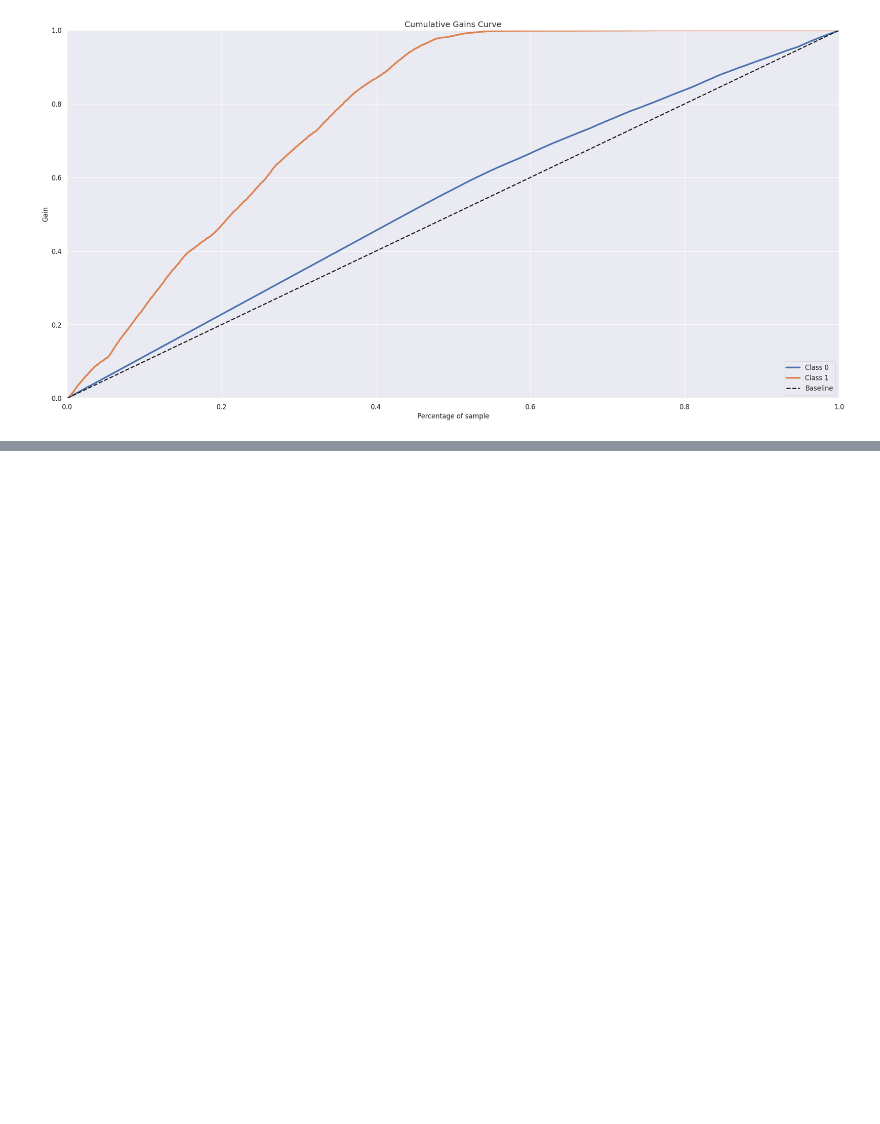
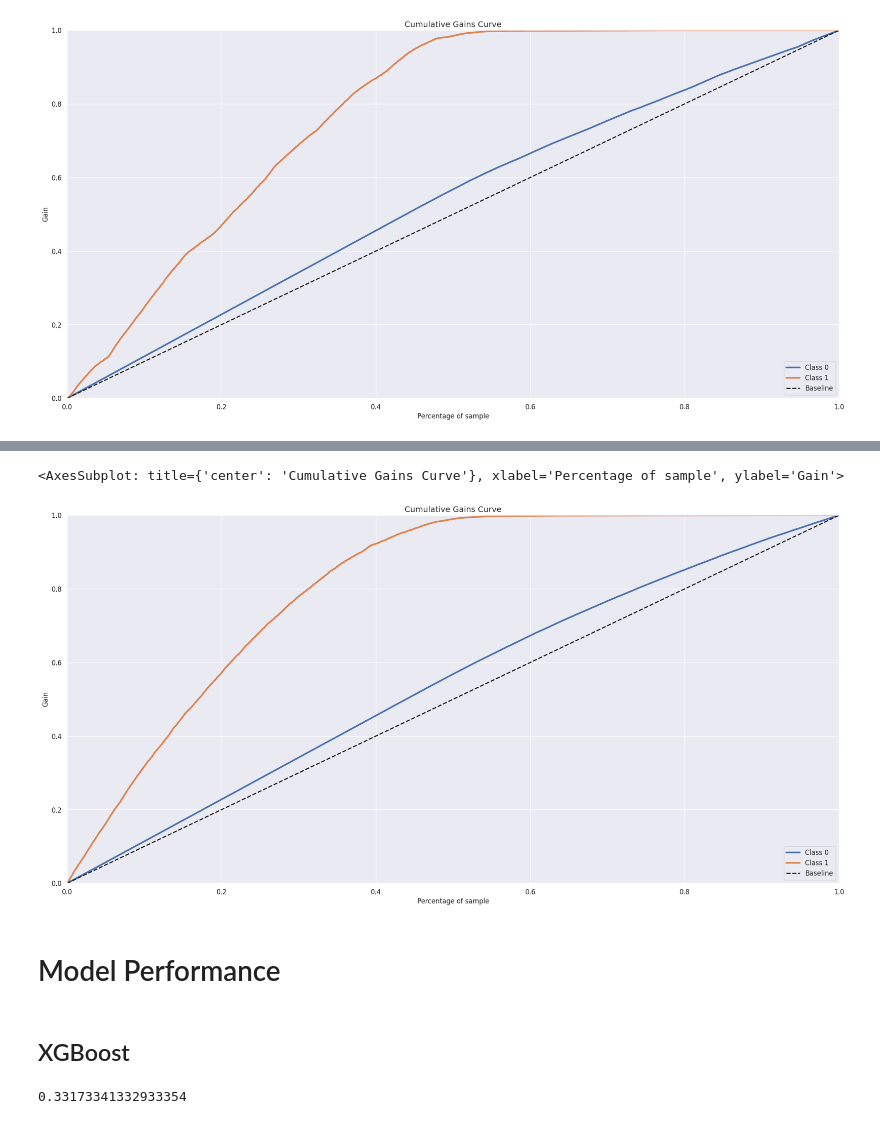
Before and after one commit to matheusventurads/health-insurance-cross-sell, a Jupyter notebook: notebooks/4.0-mv-machine-learning-models.ipynb, the cells around one changed output, grey strips where cells are left out. Saved outputs shown, nothing was run; the diff lists cells and outputs as text; code cells hidden in the pictures; blank space fills up the shorter version.

```diff
--- a/notebooks/4.0-mv-machine-learning-models.ipynb
+++ b/notebooks/4.0-mv-machine-learning-models.ipynb
@@ -505,0 +569,9 @@ skplt.metrics.plot_cumulative_gain(y_val, yhat_rf)
+# %%
+# Model
+cat_model = CatBoostClassifier()
+
+# model training
+cat_model.fit(x_train, y_train)
+
+# model prediction
+yhat_cat = cat_model.predict_proba(x_val)
@@ -505,0 +596,8 @@ skplt.metrics.plot_cumulative_gain(y_val, yhat_rf)
+# %%
+# Accumulative Gain
+skplt.metrics.plot_cumulative_gain(y_val, yhat_cat)
+# %% [output]
+<AxesSubplot: title={'center': 'Cumulative Gains Curve'}, xlabel='Percentage of sample', ylabel='Gain'>
+[figure, added]
+# %% [markdown]
+# Model Performance
@@ -505,0 +607,2 @@ skplt.metrics.plot_cumulative_gain(y_val, yhat_rf)
+# %% [markdown]
+## XGBoost
@@ -505,0 +615,4 @@ skplt.metrics.plot_cumulative_gain(y_val, yhat_rf)
+# %%
+precision_at_k(df8)
+# %% [output]
+0.33173341332933354
```
Also changed, not shown: parts of 17 cells of this notebook.
